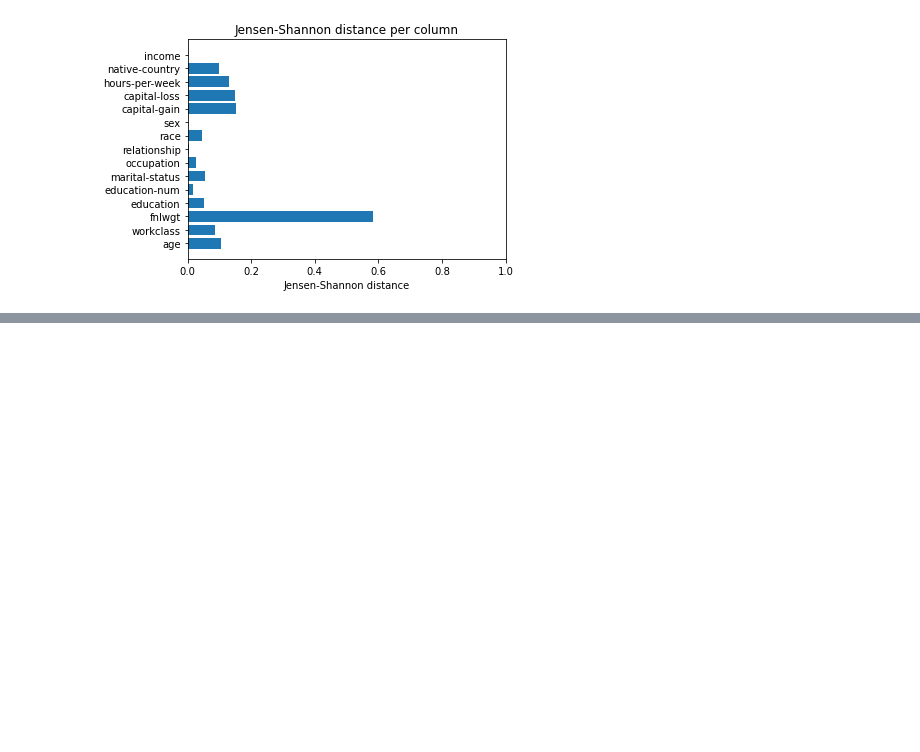
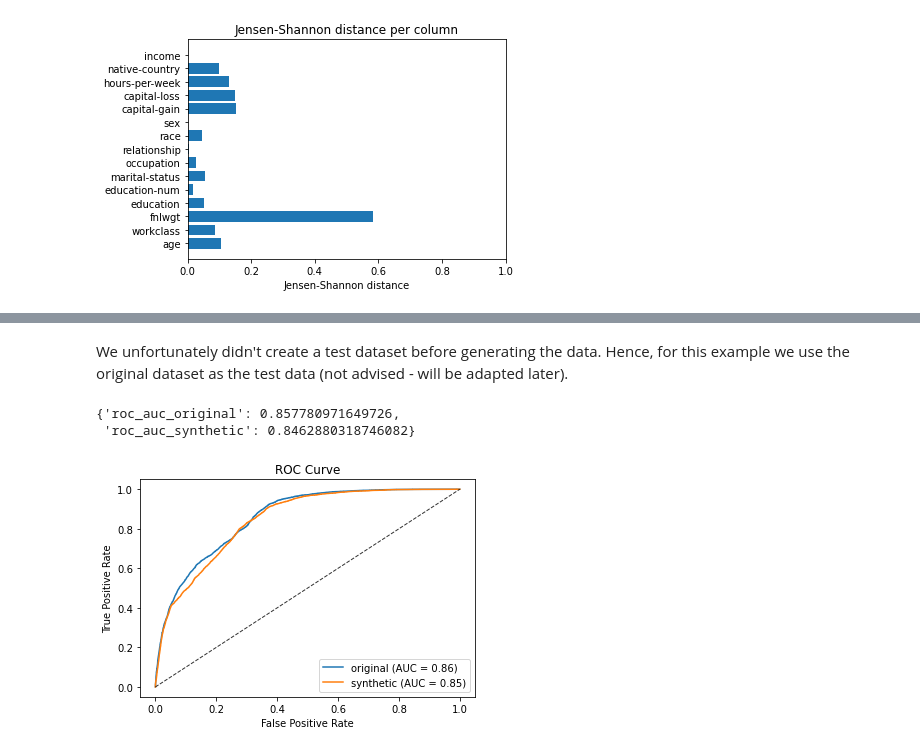
Before and after one commit to daanknoors/synthetic_data_generation, a Jupyter notebook: examples/tutorials/example 4 - evaluating synthetic data.ipynb, the cells around one changed output, grey strips where cells are left out. Cells and saved outputs as stored; diff of their text form; code cells hidden in the pictures; blank space fills up the shorter version.

Commit message:
fix bug handle unknown tbtoh onehotencoder, add efficacy metric to example 4 notebook

```diff
--- a/examples/tutorials/example 4 - evaluating synthetic data.ipynb
+++ b/examples/tutorials/example 4 - evaluating synthetic data.ipynb
@@ -194,0 +202,3 @@ se_custom.plot()
+# %%
+tbtoh = TrainBothTestOriginalHoldout(y_column='income', random_state=42)
+tbtoh.fit(df_original, df_synth)
@@ -194,0 +254,12 @@ se_custom.plot()
+# %% [markdown]
+We unfortunately didn't create a test dataset before generating the data. Hence, for this example we use the original dataset as the test data (not advised - will be adapted later).
+# %%
+df_original_test = df_original.copy()
+tbtoh.score(df_original_test)
+# %% [output]
+{'roc_auc_original': 0.857780971649726,
+ 'roc_auc_synthetic': 0.8462880318746082}
+# %%
+tbtoh.plot(df_original_test)
+# %% [output]
+[figure, added]
```
Also changed, not shown: parts of 5 cells of this notebook, 2 other files.
